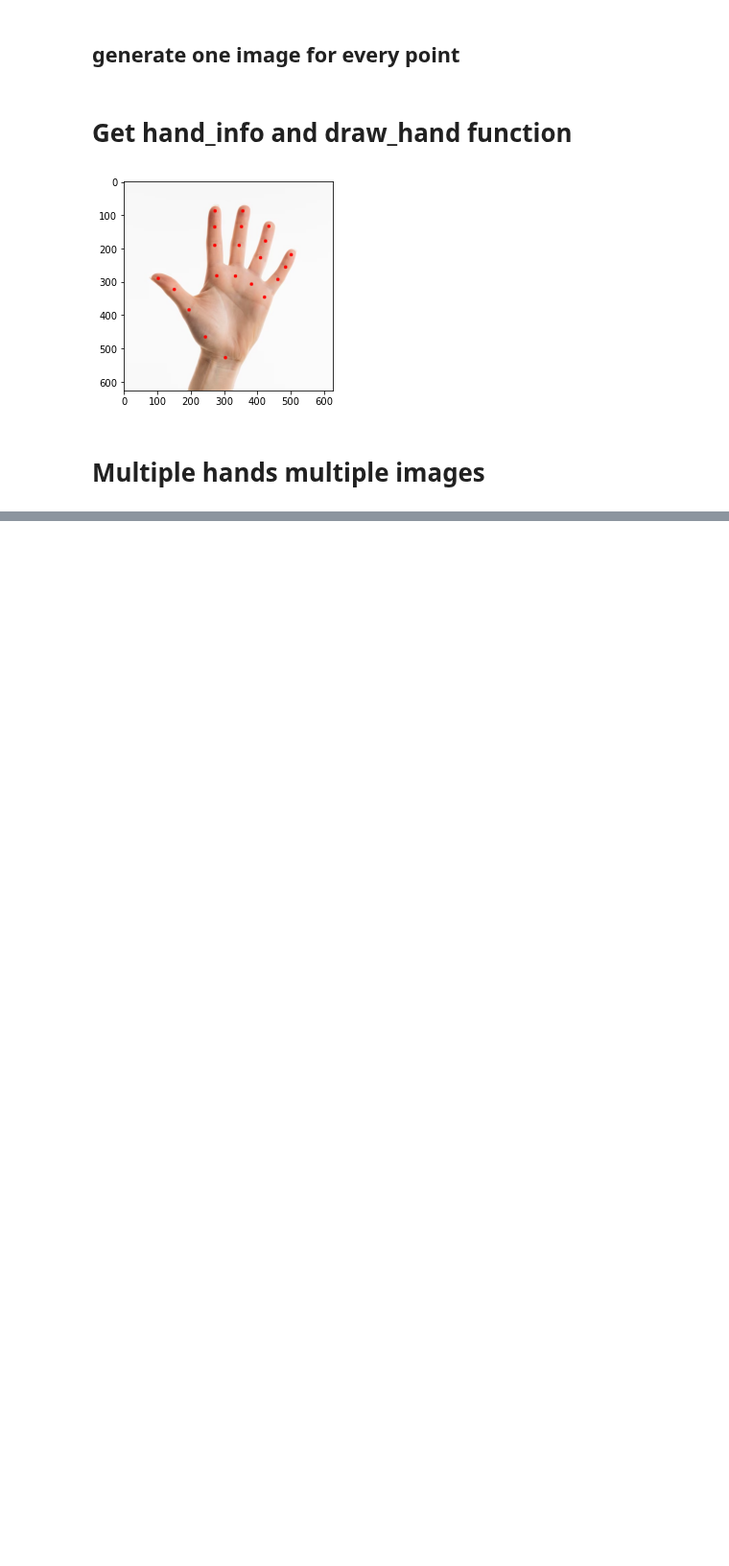
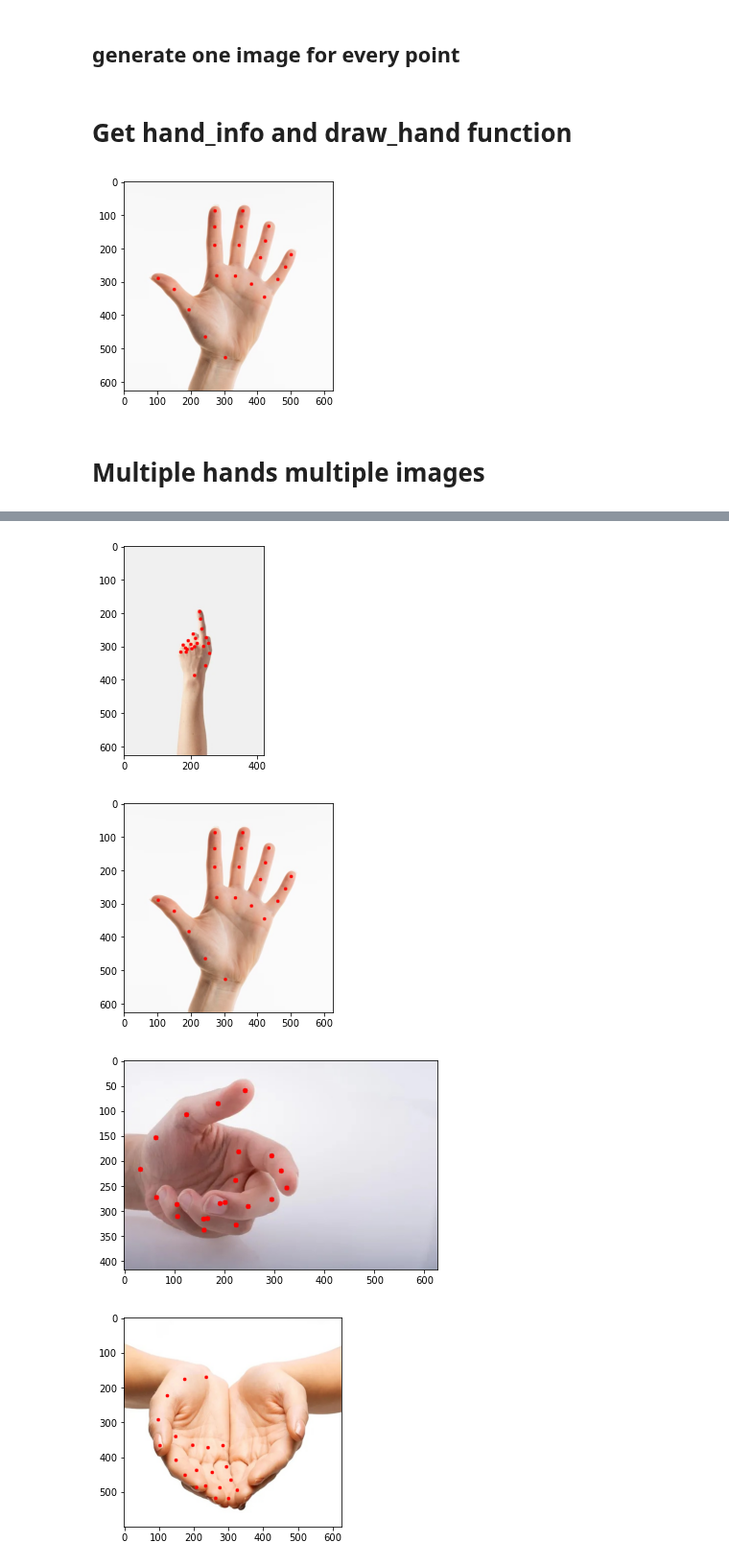
Before and after one commit to joaobizzo/research, a Jupyter notebook: get_data.ipynb, the cells around one changed output, grey strips where cells are left out. Shown at 96% size. Saved outputs shown, nothing was run; the diff lists cells and outputs as text; code cells hidden in the pictures; blank space fills up the shorter version.

```diff
--- a/get_data.ipynb
+++ b/get_data.ipynb
@@ -273,7 +273,7 @@ import pandas as pd
 from mediapipe.tasks import python
 from mediapipe.tasks.python import vision
 
-def get_hand_info(image_path):
+def get_hand_info(image_path, photo_id=0):
     # STEP 2: Load the input image.
     image = mp.Image.create_from_file(image_path)
 
@@ -317,7 +317,7 @@ def get_hand_info(image_path):
     # Create a single Pandas DataFrame with all coordinates and handedness.
     df = pd.DataFrame(hand_info['coordinates'], columns=['x', 'y', 'z'])
     df['point_id'] = range(len(df))
-    df['photo_id'] = 1
+    df['photo_id'] = photo_id
     df['is_right'] = hand_info['handedness']  # Assign the handedness information.
     df['is_right'] = df['is_right'].astype(int)
 
@@ -442,0 +347,27 @@ SyntaxError: invalid syntax (3234096594.py, line 15)
+# %%
+import os
+
+image_folder = "files/images"
+dfs = []
+
+i = 0
+for image in os.listdir(image_folder):
+    image_path = os.path.join(image_folder, image)
+    df, hand_info = get_hand_info(image_path, i)
+    image = draw_hand(hand_info, image_path)
+    plt.imshow(image)
+    plt.show()
+    dfs.append(df)
+
+    i += 1
+
+# Combine all DataFrames into a single DataFrame
+combined_df = pd.concat(dfs, ignore_index=True)
+
+# Save the DataFrame as a CSV file
+combined_df.to_csv('files/hand_landmarks.csv', index=False)
+# %% [output]
+[figure, added]
+[figure, added]
+[figure, added]
+[figure, added]
```
Also changed, not shown: parts of 3 cells of this notebook.
